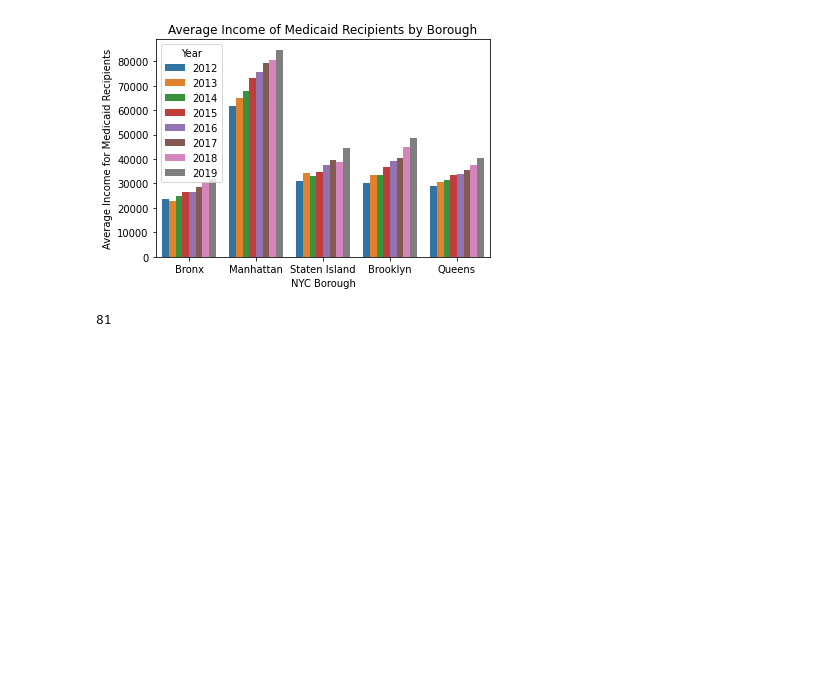
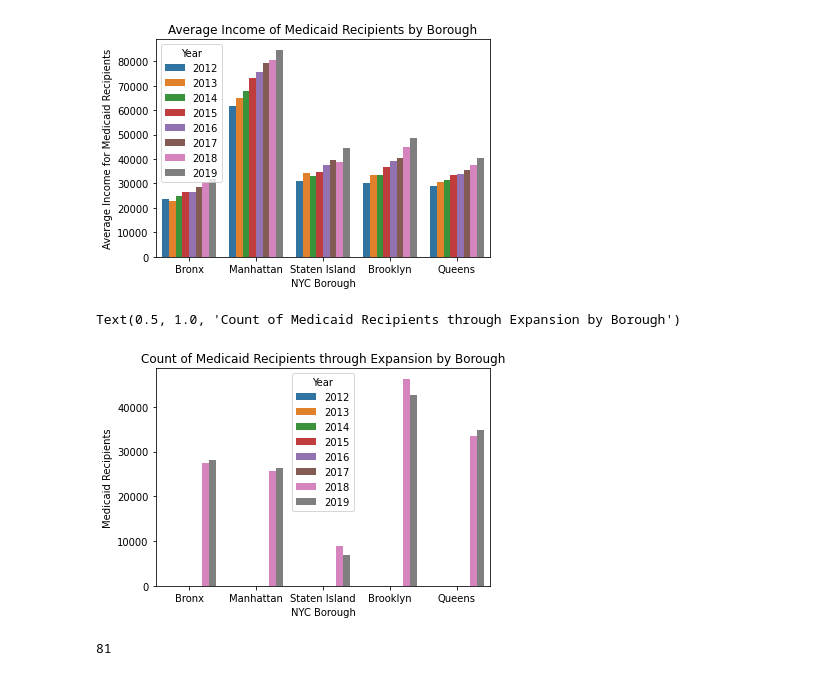
Before and after one commit to mspp-data-studio-2021/Ariel_Medex, a Jupyter notebook: ACS Table Data.ipynb, the cells around one changed output. Saved outputs shown, nothing was run; the diff lists cells and outputs as text; code cells hidden in the pictures; blank space fills up the shorter version.

Commit message:
Updated notebook graphing new variables

```diff
--- a/ACS Table Data.ipynb
+++ b/ACS Table Data.ipynb
@@ -73,6 +65,14 @@ plt.title('Average Income of Medicaid Recipients by Borough')
 # %% [output]
 Text(0.5, 1.0, 'Average Income of Medicaid Recipients by Borough')
 [figure]
+# %%
+sns.barplot(x='Borough', y='Medicaid by Expansion', hue='Year', data=df)
+plt.ylabel('Medicaid Recipients')
+plt.xlabel('NYC Borough')
+plt.title('Count of Medicaid Recipients through Expansion by Borough')
+# %% [output]
+Text(0.5, 1.0, 'Count of Medicaid Recipients through Expansion by Borough')
+[figure, added]
 # %%
 def plotter(year):
     # query database
```
Also changed, not shown: parts of 3 cells of this notebook.
